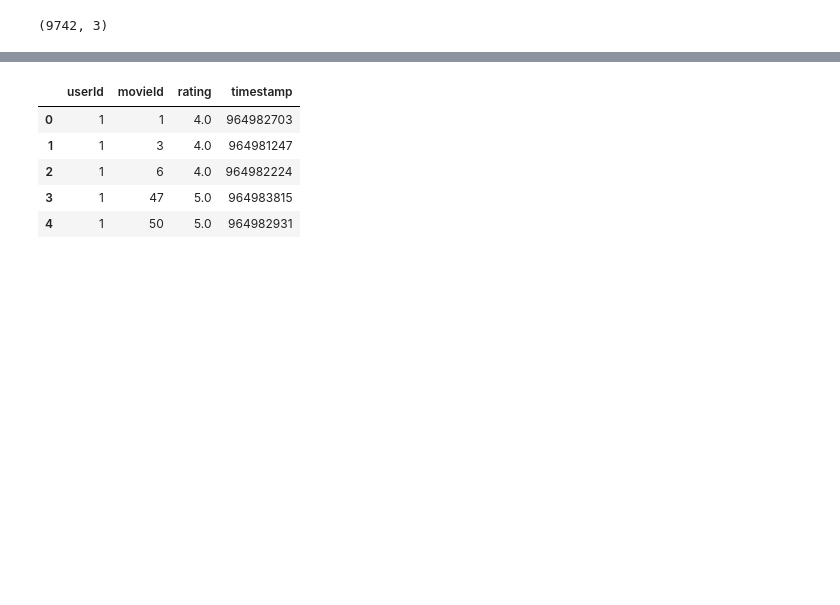
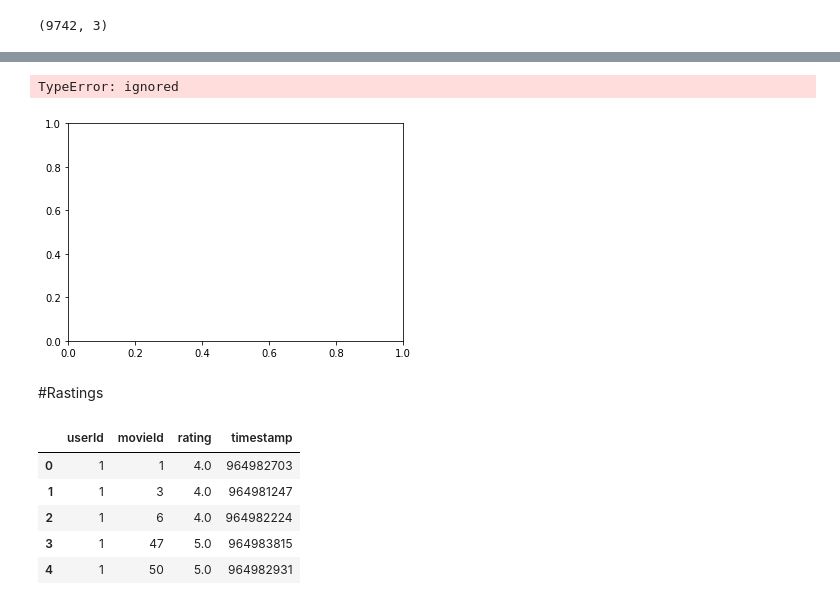
Before and after one commit to SamiraHabib/Movies_University, a Jupyter notebook: Faculdade_provadepython.ipynb, the cells around one changed output, grey strips where cells are left out. Saved outputs shown, nothing was run; the diff lists cells and outputs as text; code cells hidden in the pictures; blank space fills up the shorter version.

```diff
--- a/Faculdade_provadepython.ipynb
+++ b/Faculdade_provadepython.ipynb
@@ -55,0 +227,8 @@ data_movie.shape
+# %%
+grupos = data_movie['genres'].dtypes
+valores = [1, 100, 1000]
+plt.barh(grupos, valores)
+plt.show()
+# %% [output]
+TypeError: ignored
+[figure, added]
@@ -56,3 +253,5 @@ data_movie.shape
+# %% [markdown]
+#Rastings
 # %%
 data_rastings = pd.read_csv("https://raw.githubusercontent.com/SamiraHabib/Movies_University/main/ratings.csv?token=AR3K7SRSNF4FMZX2PQLASJDAY74GQ")
 data_rastings.head()
```
Also changed, not shown: parts of 44 cells of this notebook.
